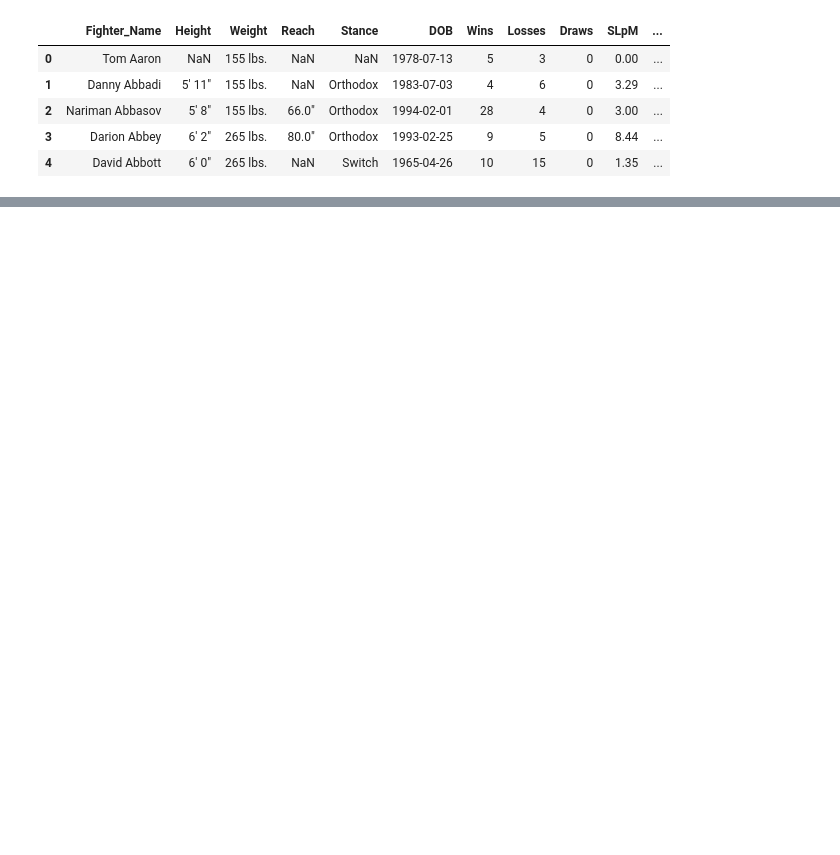
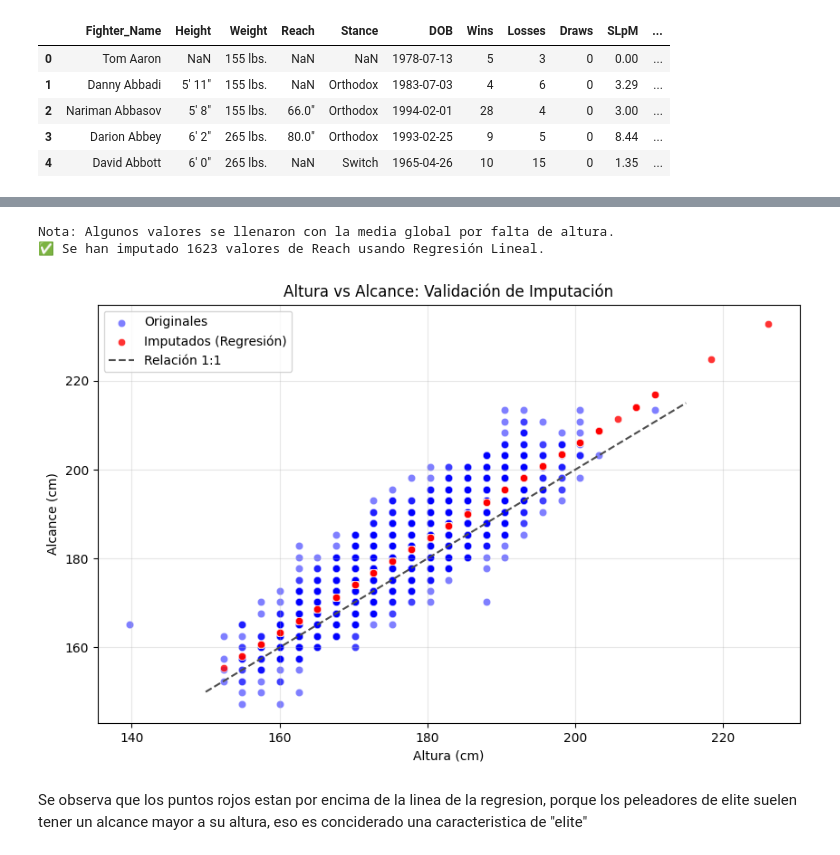
Before and after one commit to juantargon/UFC_Prediction_Model, a Jupyter notebook: ufc_prediction_model.ipynb, the cells around one changed output, grey strips where cells are left out. Drawn from its saved outputs; the diff is of its cells as text; code cells hidden in the pictures; blank space fills up the shorter version.

Commit message:
Modelo armado

```diff
--- a/ufc_prediction_model.ipynb
+++ b/ufc_prediction_model.ipynb
@@ -69,0 +101,13 @@ df_fights.head()
+# %%
+# Vamos a convertir todos los porcentajes a decimales y las distancias de pulgadas a centimetros
+
+# Limpieza de porcentajes
+cols_pct = ['Str_Acc', 'Str_Def', 'TD_Acc', 'TD_Def']
+for col in cols_pct:
+    df_fighters[col] = df_fighters[col].str.rstrip('%').astype('float') / 100.0
+
+# Limpieza de Peso (Weight)
+df_fighters['Weight'] = df_fighters['Weight'].str.replace(' lbs.', '').astype(float)
+
+print("Porcentajes y pesos convertidos a números.")
+df_fighters[cols_pct + ['Weight']].describe()
@@ -69,0 +163,67 @@ df_fights.head()
+# %%
+from sklearn.linear_model import LinearRegression
+
+df_fighters['Is_Reach_Imputed'] = False
+
+# 1. Filtramos los datos donde tenemos ambos valores
+train_data = df_fighters[df_fighters['Height_cm'].notna() & df_fighters['Reach_cm'].notna()].copy()
+
+X_train = train_data[['Height_cm']]
+y_train = train_data['Reach_cm']
+
+# 2. Entrenamos el modelo
+model_reach = LinearRegression()
+model_reach.fit(X_train, y_train)
+
+# 3. Identificamos nulos de Reach donde SÍ hay Height
+missing_reach_mask = df_fighters['Reach_cm'].isna() & df_fighters['Height_cm'].notna()
+
+# --- MEJORA 2: Marcar las filas que vamos a cambiar ---
+df_fighters.loc[missing_reach_mask, 'Is_Reach_Imputed'] = True
+
+# 4. Predicción e Imputación
+if missing_reach_mask.any():
+    preds = model_reach.predict(df_fighters.loc[missing_reach_mask, ['Height_cm']])
+    df_fighters.loc[missing_reach_mask, 'Reach_cm'] = preds
+
+# Si un peleador no tiene ni Height ni Reach, la regresión no puede actuar.
+# Para no perder esas filas en la Red, usamos la media del total.
+if df_fighters['Reach_cm'].isna().any():
+    df_fighters['Reach_cm'] = df_fighters['Reach_cm'].fillna(df_fighters['Reach_cm'].mean())
+    print("Nota: Algunos valores se llenaron con la media global por falta de altura.")
+
+print(f"✅ Se han imputado {missing_reach_mask.sum()} valores de Reach usando Regresión Lineal.")
+# %% [output]
+Nota: Algunos valores se llenaron con la media global por falta de altura.
+✅ Se han imputado 1623 valores de Reach usando Regresión Lineal.
+# %%
+import matplotlib.pyplot as plt
+import seaborn as sns
+
+plt.figure(figsize=(10, 6))
+
+# --- CAMBIO AQUÍ: Usamos 'Is_Reach_Imputed' que es el nombre real en el DataFrame ---
+
+# Dibujar datos originales
+sns.scatterplot(data=df_fighters[df_fighters['Is_Reach_Imputed'] == False],
+                x='Height_cm', y='Reach_cm', alpha=0.5, label='Originales', color='blue')
+
+# Dibujar datos imputados
+sns.scatterplot(data=df_fighters[df_fighters['Is_Reach_Imputed'] == True],
+                x='Height_cm', y='Reach_cm', alpha=0.8, label='Imputados (Regresión)', color='red')
+
+# ----------------------------------------------------------------------------------
+
+# Dibujar la línea de identidad (donde Altura == Alcance) para referencia
+plt.plot([150, 215], [150, 215], ls="--", c=".3", label='Relación 1:1')
+
+plt.title('Altura vs Alcance: Validación de Imputación')
+plt.xlabel('Altura (cm)')
+plt.ylabel('Alcance (cm)')
+plt.legend()
+plt.grid(True, alpha=0.3)
+plt.show()
+# %% [output]
+[figure, added]
+# %% [markdown]
+Se observa que los puntos rojos estan por encima de la linea de la regresion, porque los peleadores de elite suelen tener un alcance mayor a su altura, eso es conciderado una caracteristica de "elite"
```
Also changed, not shown: parts of 52 cells of this notebook.
